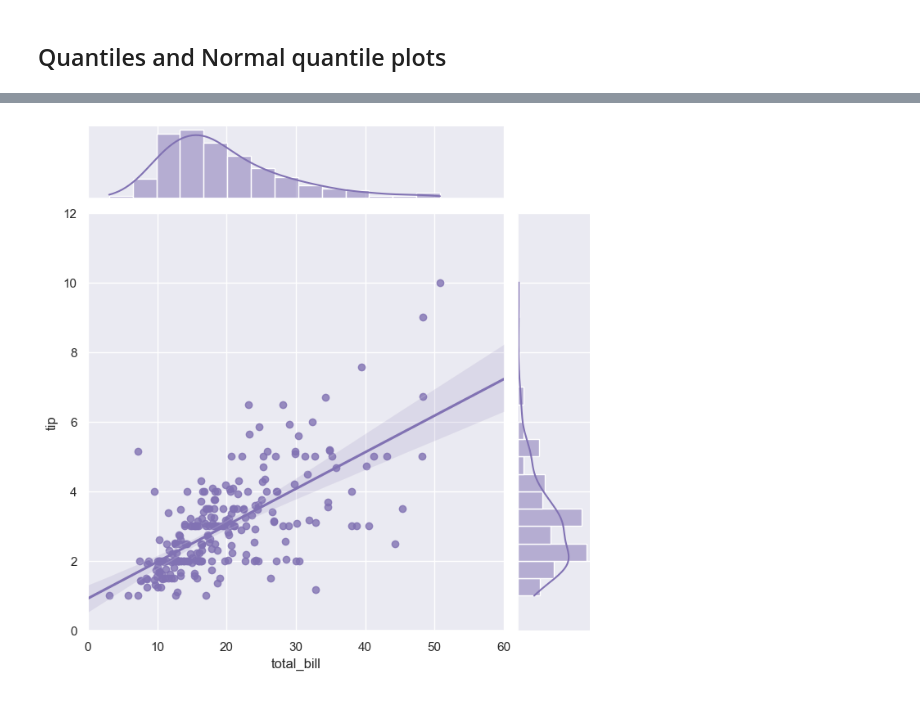
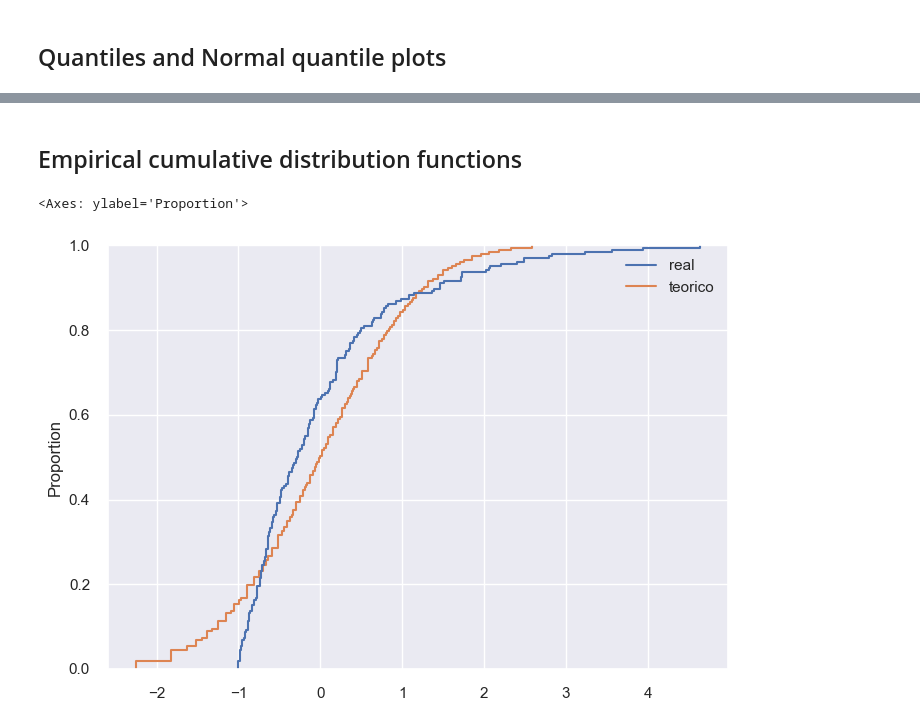
Before and after one commit to eduardo-kt/matstats_resampling_python, a Jupyter notebook: ch02_EDA.ipynb, the cells around one changed output, grey strips where cells are left out. Saved outputs shown, nothing was run; the diff lists cells and outputs as text; code cells hidden in the pictures.

Commit message:
adicionado beerwings.csv, ecdfplot e scatterplot

```diff
--- a/ch02_EDA.ipynb
+++ b/ch02_EDA.ipynb
@@ -306,12 +306,9 @@ sns.lineplot(data= qq_data, x= 'teorico', y= 'teorico', color= '#9e1316')
-# %%
-import seaborn as sns
-
-sns.set_theme(style="darkgrid")
-
-tips = sns.load_dataset("tips")
-g = sns.jointplot(x="total_bill", y="tip", data=tips,
-                  kind="reg", truncate=False,
-                  xlim=(0, 60), ylim=(0, 12),
-                  color="m", height=7)
-# %% [output]
-[figure, removed]
+# %% [markdown]
+## Empirical cumulative distribution functions
+# %%
+import seaborn as sns
+
+sns.ecdfplot(data=qq_data)
+# %% [output]
+<Axes: ylabel='Proportion'>
+[figure, added]
```
Also changed, not shown: parts of 6 cells of this notebook, 2 other files.
